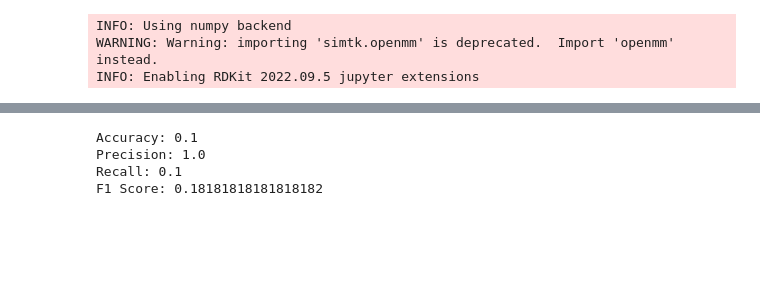
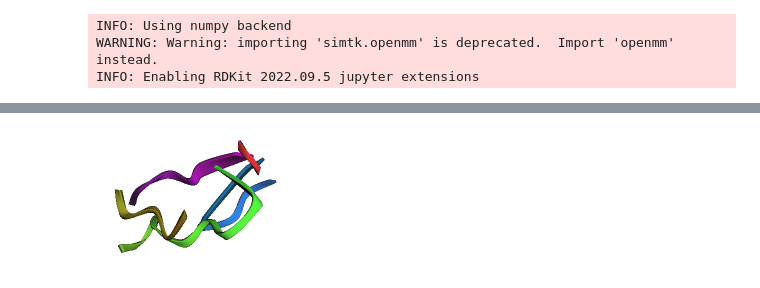
Before and after one commit to WillHua127/EnzymeFlow, a Jupyter notebook: enzymeflow_demo.ipynb, the cells around one changed output, grey strips where cells are left out. Drawn from its saved outputs; the diff is of its cells as text; code cells hidden in the pictures; blank space fills up the shorter version.

```diff
--- a/enzymeflow_demo.ipynb
+++ b/enzymeflow_demo.ipynb
@@ -141,6 +140,12 @@ view.zoomTo()
 view.show()
 # %% [output]
 [interactive output not drawn]
+# %%
+# in case pymol didnt show in html
+from IPython.display import Image
+Image(filename='image/image1.png')
+# %% [output]
+[figure, added]
 # %%
 # Run EnzymeFlow Sampling
 
@@ -247,28 +252,6 @@ for seed in tqdm(range(0, n_sample)):
 
     align_prot_path = os.path.join(parent_dir, generated_prot, f"sample_{seed}_aligned.pdb")
     aligned_structure = align_structure(gt_structure, sample_structure, align_prot_path)
-# %%
-from sklearn.metrics import accuracy_score, precision_score, recall_score, f1_score
-
-def compute_metrics(predicted_labels, ground_truth_labels):
-    accuracy = accuracy_score(ground_truth_labels, predicted_labels)
-    precision = precision_score(ground_truth_labels, predicted_labels, average='weighted')
-    recall = recall_score(ground_truth_labels, predicted_labels, average='weighted')
-    f1 = f1_score(ground_truth_labels, predicted_labels, average='weighted')
-
-    return accuracy, precision, recall, f1
-
-accuracy, precision, recall, f1 = compute_metrics(pred_ec, gt_ec)
-
-print(f"Accuracy: {accuracy}")
-print(f"Precision: {precision}")
-print(f"Recall: {recall}")
-print(f"F1 Score: {f1}")
-# %% [output]
-Accuracy: 0.1
-Precision: 1.0
-Recall: 0.1
-F1 Score: 0.18181818181818182
 # %%
 import py3Dmol
 gt_prot_path = f'data/raw_eval_data/protein/{pdb_name}.pdb'
```
Also changed, not shown: parts of 5 cells of this notebook, 8 other files.
